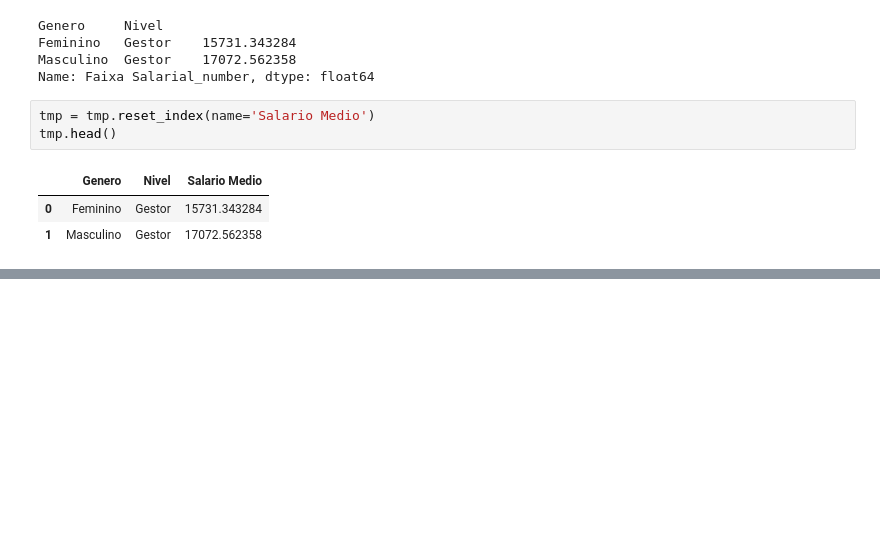
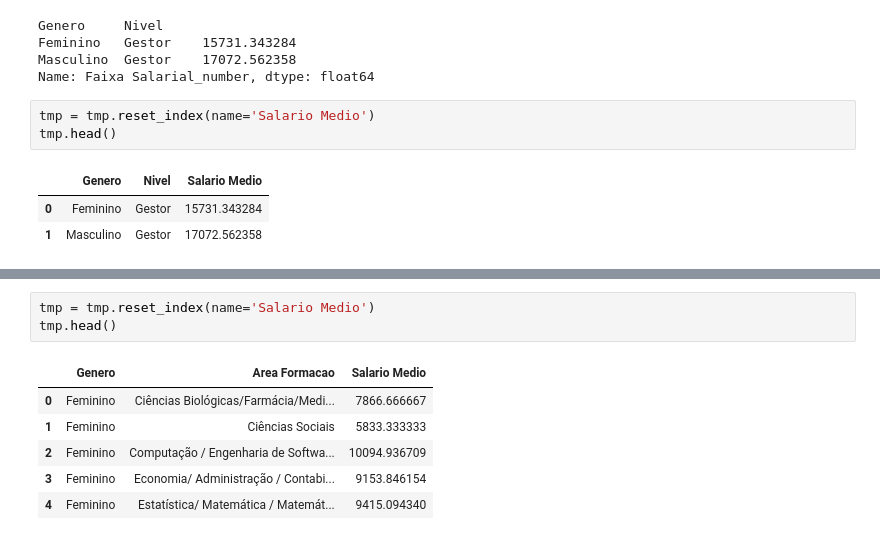
Before and after one commit to luanipiva/BootcampMIA22, a Jupyter notebook: 4. Visualização de Dados/Visualização_de_Dados.ipynb, the cells around one changed output, grey strips where cells are left out. Saved outputs shown, nothing was run; the diff lists cells and outputs as text; blank space fills up the shorter version.

```diff
--- a/4. Visualização de Dados/Visualização_de_Dados.ipynb
+++ b/4. Visualização de Dados/Visualização_de_Dados.ipynb
@@ -249,0 +263,10 @@ sns.barplot(x='Nivel', y='Salario Medio', hue='Genero', data=tmp, palette='infer
+# %%
+tmp = tmp.reset_index(name='Salario Medio')
+tmp.head()
+# %% [output]
+|  | Genero | Area Formacao | Salario Medio |
+| 0 | Feminino | Ciências Biológicas/Farmácia/Medi... | 7866.666667 |
+| 1 | Feminino | Ciências Sociais | 5833.333333 |
+| 2 | Feminino | Computação / Engenharia de Softwa... | 10094.936709 |
+| 3 | Feminino | Economia/ Administração / Contabi... | 9153.846154 |
+| 4 | Feminino | Estatística/ Matemática / Matemát... | 9415.094340 |
```
Also changed, not shown: parts of 14 cells of this notebook.
